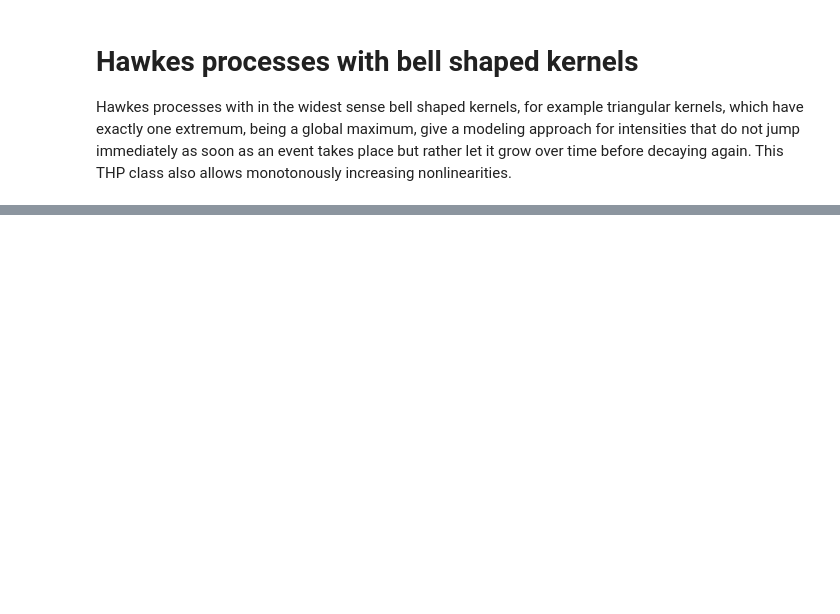
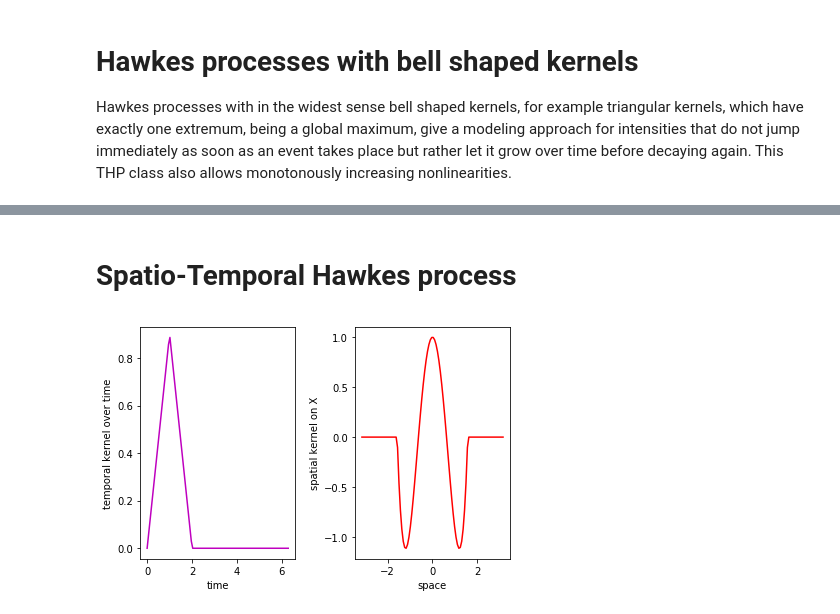
Before and after one commit to jeMATHfischer/TheHawkesPackage, a Jupyter notebook: Examples and Use.ipynb, the cells around one changed output, grey strips where cells are left out. Saved outputs shown, nothing was run; the diff lists cells and outputs as text; code cells hidden in the pictures; blank space fills up the shorter version.

```diff
--- a/Examples and Use.ipynb
+++ b/Examples and Use.ipynb
@@ -65,0 +66,2 @@ plt.show()
+# %% [markdown]
+# Spatio-Temporal Hawkes process
@@ -65,0 +72,39 @@ plt.show()
+# %%
+#the temporal kernel
+def HawkesIntensity_temporal(time):
+    a = 0.9
+    b = 2
+    IndInTemp = (time < b/2) & (time > 0)
+    IndDecTemp = (time >= b/2) & (time < b)
+    return 2*a/b * (time)*IndInTemp + ((-(2*a)/b)* (time) + 2*a )*IndDecTemp
+
+#the spatial kernel
+def HawkesIntensity_spatial(space):
+#     a = 1.5
+    b = np.pi
+    Ind = ((space + b/2) >= 0) & ((space + b/2) <= b)
+    return (504/(5*np.pi**4)*space**4  -146/(5*np.pi**2)*space**2 + 1)*Ind
+
+def Base(x):
+    mu = 0.5
+    return mu
+
+#  -------------- Plotting the kernels
+x = np.linspace(0,2*np.pi,100)
+
+plt.subplot(1, 2, 1)
+plt.plot(x, HawkesIntensity_temporal(x), 'm')
+plt.xlabel('time')
+plt.ylabel('temporal kernel over time')
+
+
+plt.subplot(1, 2, 2)
+plt.plot(x - np.pi, HawkesIntensity_spatial(x - np.pi), 'r') # Only for plot reasons, h is symmetric around 0
+plt.xlabel('space')
+plt.ylabel('spatial kernel on X')
+
+plt.tight_layout()
+
+plt.show()
+# %% [output]
+[figure, added]
```
Also changed, not shown: parts of 17 cells of this notebook.
